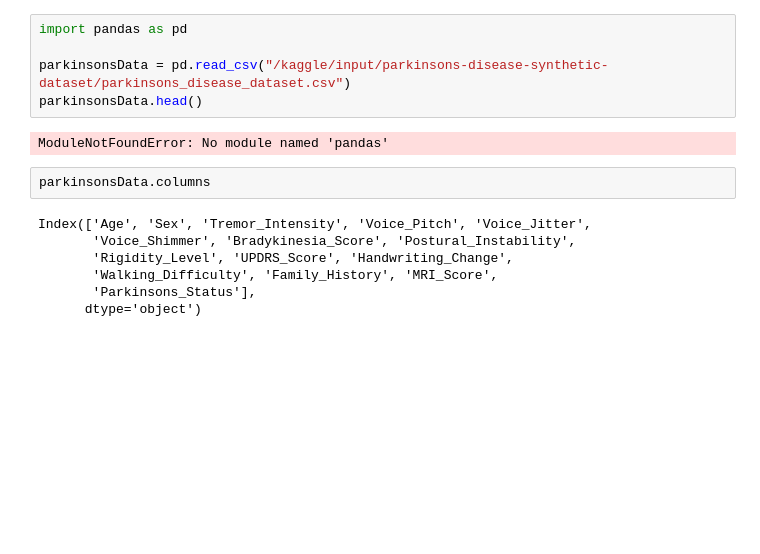
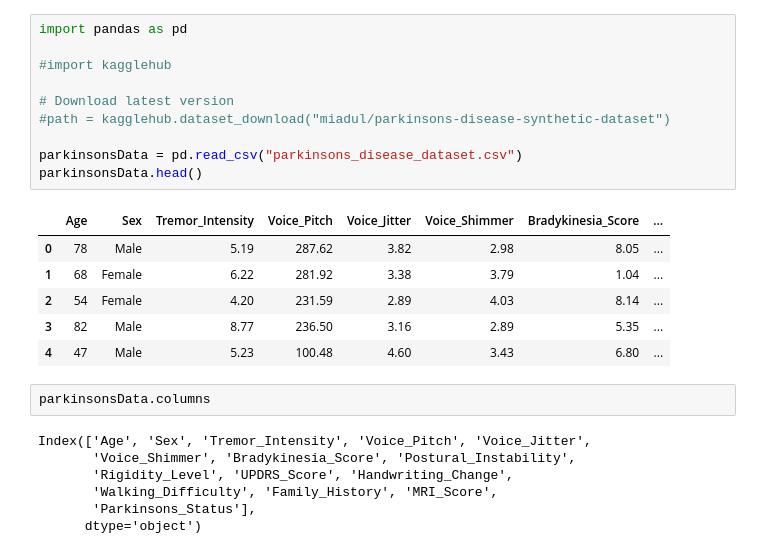
Before and after one commit to mkdinindu/ML_Course_Work, a Jupyter notebook: JupyterProject/ml-cw-second-trail.ipynb, the cells around one changed output. Saved outputs shown, nothing was run; the diff lists cells and outputs as text; blank space fills up the shorter version.

```diff
--- a/JupyterProject/ml-cw-second-trail.ipynb
+++ b/JupyterProject/ml-cw-second-trail.ipynb
@@ -1,10 +1,20 @@
 # %%
 import pandas as pd
 
-parkinsonsData = pd.read_csv("/kaggle/input/parkinsons-disease-synthetic-dataset/parkinsons_disease_dataset.csv")
+#import kagglehub
+
+# Download latest version
+#path = kagglehub.dataset_download("miadul/parkinsons-disease-synthetic-dataset")
+
+parkinsonsData = pd.read_csv("parkinsons_disease_dataset.csv")
 parkinsonsData.head()
 # %% [output]
-ModuleNotFoundError: No module named 'pandas'
+|  | Age | Sex | Tremor_Intensity | Voice_Pitch | Voice_Jitter | Voice_Shimmer | Bradykinesia_Score | ... |
+| 0 | 78 | Male | 5.19 | 287.62 | 3.82 | 2.98 | 8.05 | ... |
+| 1 | 68 | Female | 6.22 | 281.92 | 3.38 | 3.79 | 1.04 | ... |
+| 2 | 54 | Female | 4.20 | 231.59 | 2.89 | 4.03 | 8.14 | ... |
+| 3 | 82 | Male | 8.77 | 236.50 | 3.16 | 2.89 | 5.35 | ... |
+| 4 | 47 | Male | 5.23 | 100.48 | 4.60 | 3.43 | 6.80 | ... |
 # %%
 parkinsonsData.columns
 # %% [output]
```
Also changed, not shown: parts of 3 cells of this notebook, 1 other file.
